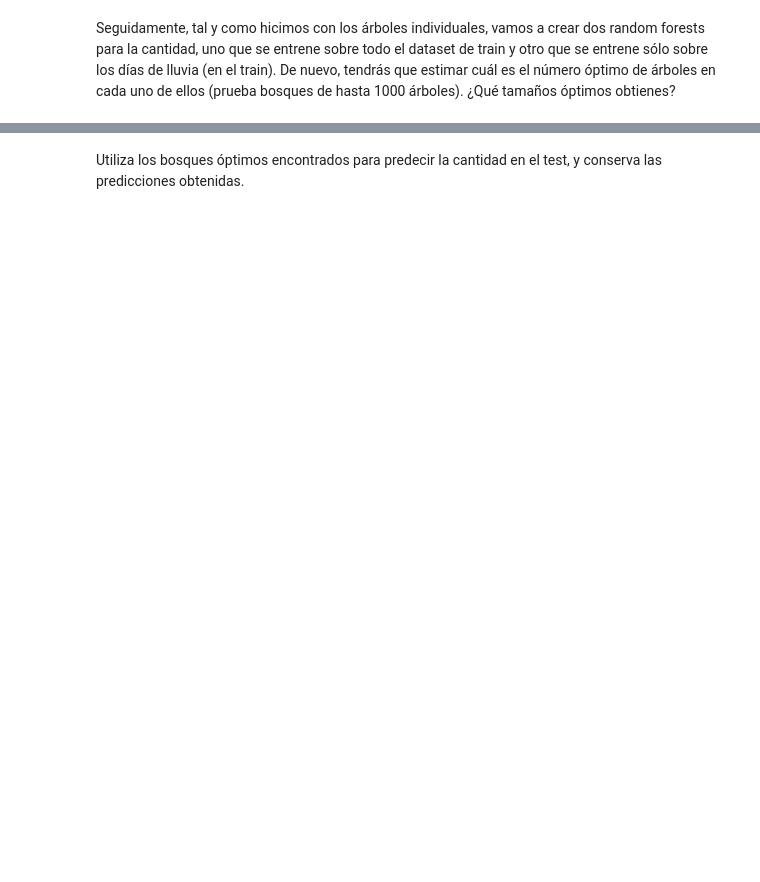
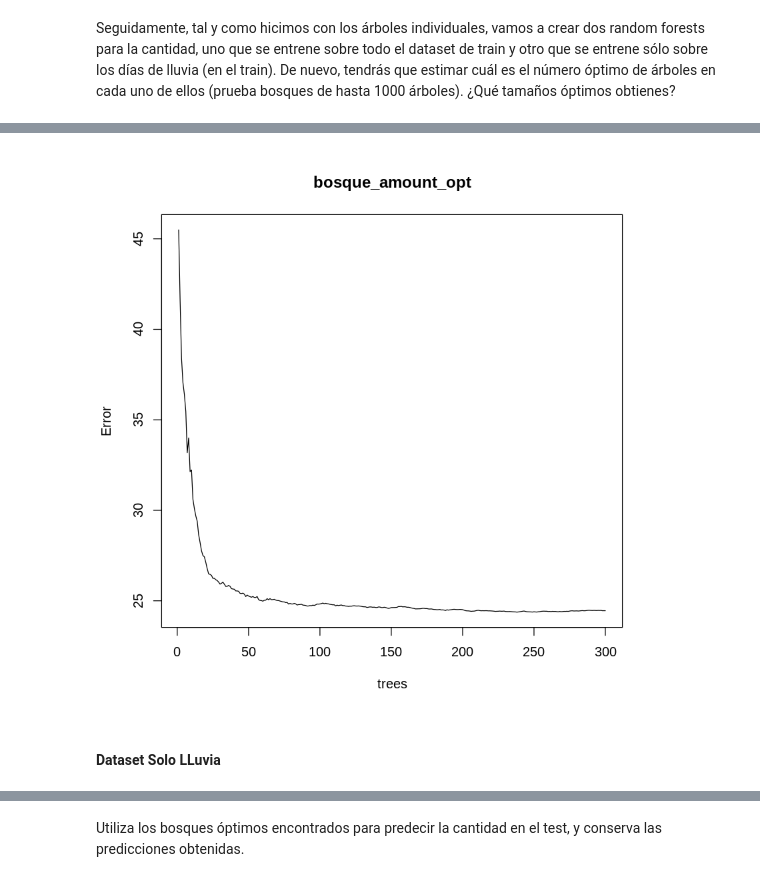
Before and after one commit to yerartdev/uc-m1966-datamining, a Jupyter notebook: d3/S17-T03_LAB_IntercomparisonTechniques.ipynb, the cells around one changed output, grey strips where cells are left out. Cells and saved outputs as stored; diff of their text form; code cells hidden in the pictures; blank space fills up the shorter version.

```diff
--- a/d3/S17-T03_LAB_IntercomparisonTechniques.ipynb
+++ b/d3/S17-T03_LAB_IntercomparisonTechniques.ipynb
@@ -1016,0 +1068,9 @@ Seguidamente, tal y como hicimos con los árboles individuales, vamos a crear do
+# %%
+## ntree óptimo
+#::nota::Asumo 300 trees
+bosque_amount_opt <- randomForest(
+                        y ~ .,
+                        data = df_amount, subset = indtrain,
+                        ntree = 300,
+                        mtry = max(floor(ncol(df_amount[,-1])/3), 1)
+)
@@ -1016,0 +1088,8 @@ Seguidamente, tal y como hicimos con los árboles individuales, vamos a crear do
+# %%
+## plotting OOB errors
+#::nota::igual se podía recortar un poco más incluso
+plot(bosque_amount_opt)
+# %% [output]
+[figure, added]
+# %% [markdown]
+#### Dataset Solo LLuvia
```
Also changed, not shown: parts of 31 cells of this notebook.
